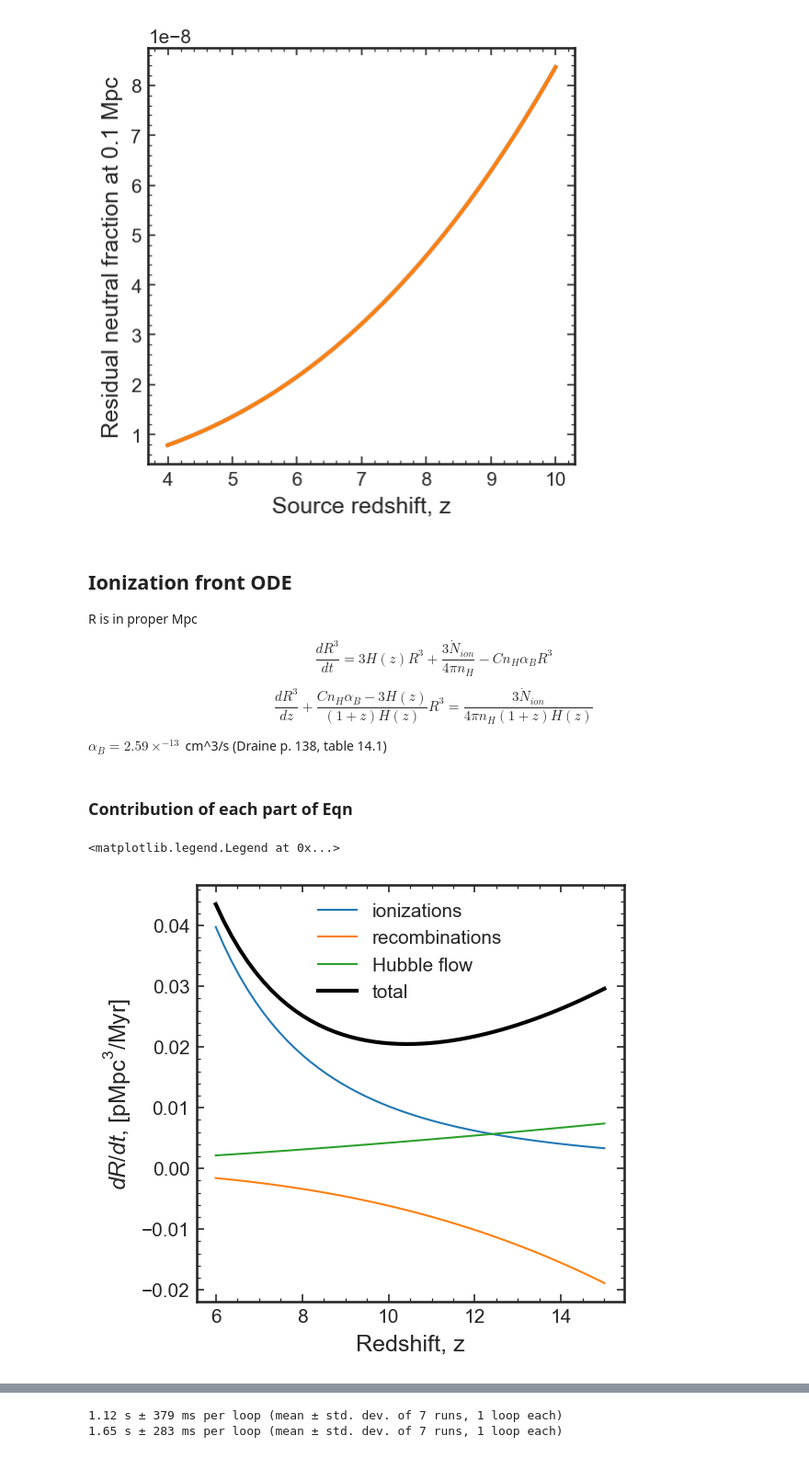
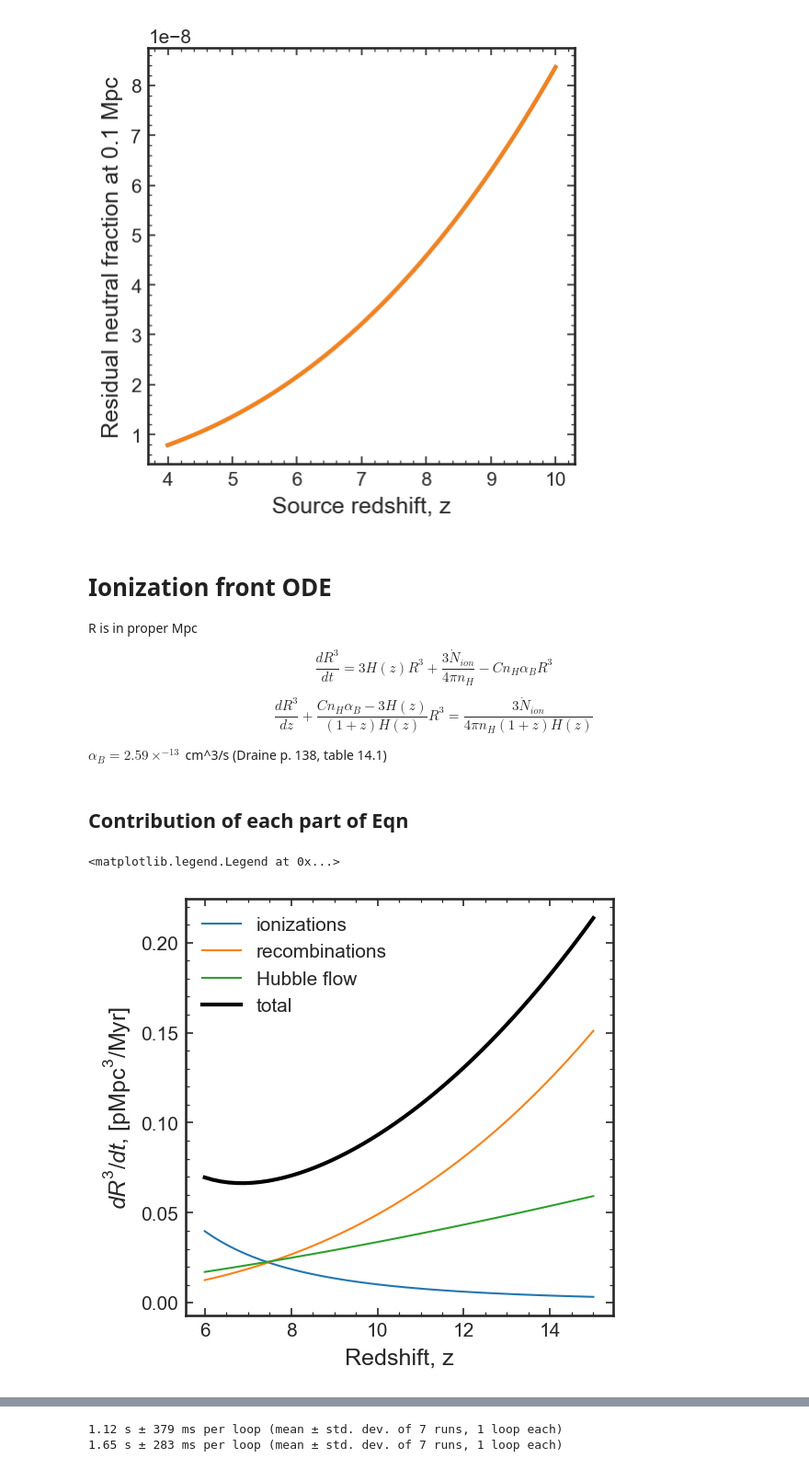
Before and after one commit to charlottenosam/LyaLineshapes, a Jupyter notebook: notebooks/bubble_size_lya_DV.ipynb, the cells around one changed output, grey strips where cells are left out. Shown at 92% size. Drawn from its saved outputs; the diff is of its cells as text; code cells hidden in the pictures.

```diff
--- a/notebooks/bubble_size_lya_DV.ipynb
+++ b/notebooks/bubble_size_lya_DV.ipynb
@@ -476,7 +481,7 @@ plt.ylabel('Residual neutral fraction at 0.1 Mpc')
 Text(0, 0.5, 'Residual neutral fraction at 0.1 Mpc')
 [figure]
 # %% [markdown]
-## Ionization front ODE
+# Ionization front ODE
 
 R is in proper Mpc
 
@@ -486,30 +491,30 @@ $$ \frac{dR^3}{dz} + \frac{C n_H \alpha_B - 3 H(z)}{(1+z)H(z)} R^3 = \frac{3 \do
 
 $\alpha_B = 2.59\times^{-13}$ cm^3/s (Draine p. 138, table 14.1)
 # %% [markdown]
-### Contribution of each part of Eqn
+## Contribution of each part of Eqn
 # %%
 ztab = np.linspace(6, 15.)
 
 horizon = (const.c/Planck15.H(z=ztab)).to(u.Mpc)
 # print(horizon)
 
-R = 3.*u.Mpc
+R = 2.*u.Mpc
 Ndot_ion = 1.e55/u.s
 
 dRdt_ion = bubbles.ionization_front_ionizations(ztab, Ndot_ion=Ndot_ion)
-dRdt_rec = bubbles.ionization_front_recombinations(ztab, R=R)
+dRdt_rec = -bubbles.ionization_front_recombinations(ztab, R=R)
 dRdt_Hub = bubbles.ionization_front_Hubble(ztab, R=R)
 
 plt.plot(ztab, dRdt_ion.to(u.Mpc**3/u.Myr), lw=1, label='ionizations')
 plt.plot(ztab, dRdt_rec.to(u.Mpc**3/u.Myr), lw=1, label='recombinations')
 plt.plot(ztab, dRdt_Hub.to(u.Mpc**3/u.Myr), lw=1, label='Hubble flow')
 
-plt.plot(ztab, (dRdt_ion - dRdt_rec + dRdt_Hub).to(u.Mpc**3/u.Myr), c='k', label='total')
+plt.plot(ztab, (dRdt_ion + dRdt_rec + dRdt_Hub).to(u.Mpc**3/u.Myr), c='k', label='total')
 
 plt.xlabel('Redshift, z')
-plt.ylabel('$dR/dt$, [pMpc$^3$/Myr]')
+plt.ylabel('$dR^3/dt$, [pMpc$^3$/Myr]')
 
 plt.legend()
 # %% [output]
 <matplotlib.legend.Legend at 0x...>
-[figure, old version]
+[figure, new version]
```
Also changed, not shown: parts of 18 cells of this notebook, 22 other files.
